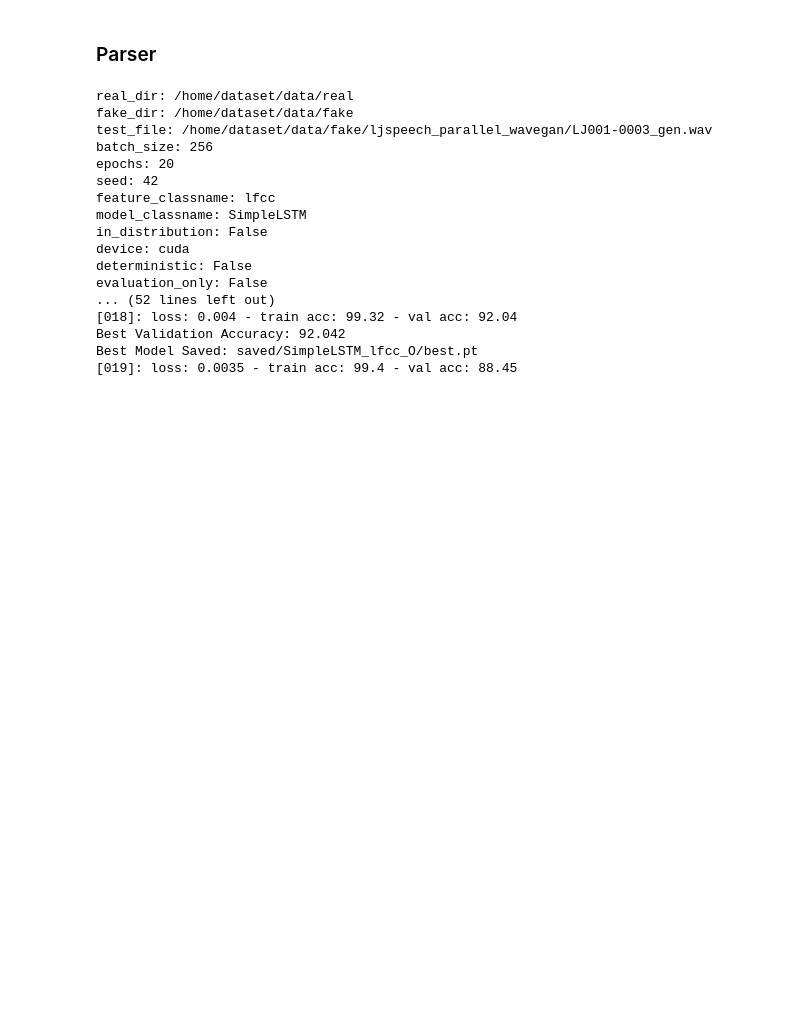
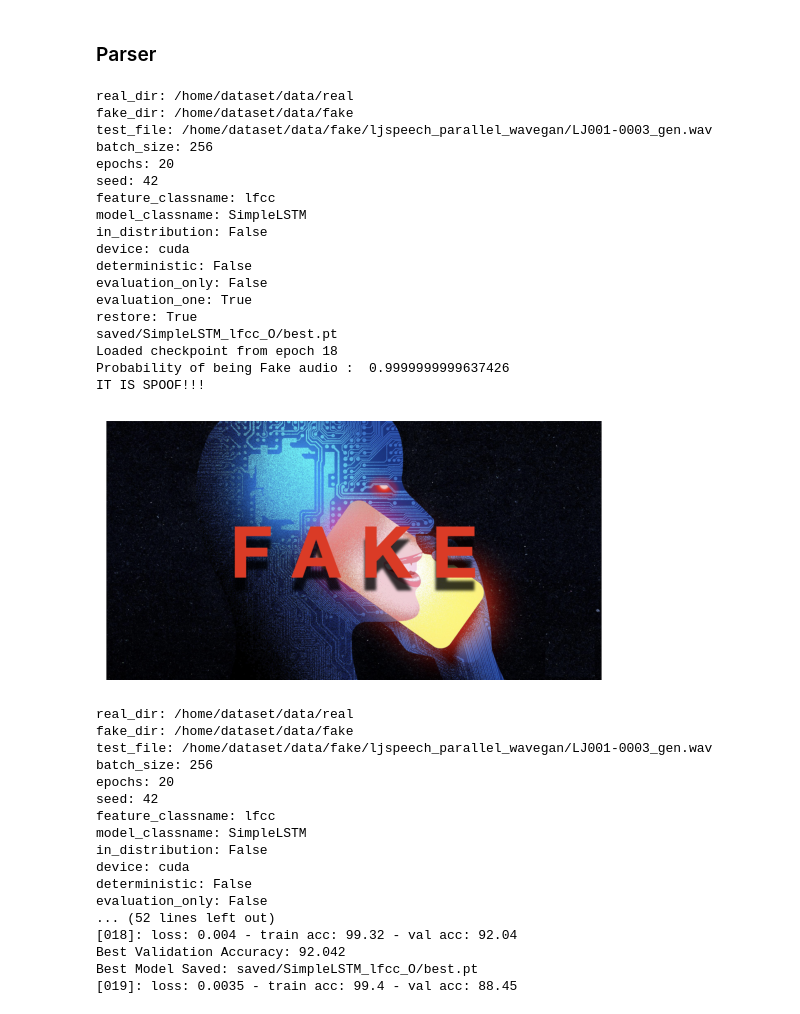
Before and after one commit to Lseonghak/MIE1517-Project, a Jupyter notebook: Antispoof.ipynb, the cells around one changed output. Saved outputs shown, nothing was run; the diff lists cells and outputs as text; code cells hidden in the pictures; blank space fills up the shorter version.

```diff
--- a/Antispoof.ipynb
+++ b/Antispoof.ipynb
@@ -660,9 +655,8 @@ def train(
     checkpoint=None,
 ):
 
-    feature_classname = feature_classname.lower()
 
-    feature_fn = None if feature_classname == "wave" else eval(feature_classname)
+    feature_fn = eval(feature_classname)
     Model = eval(model_classname)
 
     model_kwargs: dict = KWARGS_MAP.get(model_classname).get(feature_classname)
@@ -680,7 +674,6 @@ def train(
         feature_kwargs={},
         test_size=test_size,
         use_double_delta=True,
-        phone_call=False,
         pad=True,
         label=1,
     )
@@ -691,7 +684,6 @@ def train(
         feature_kwargs={},
         test_size=test_size,
         use_double_delta=True,
-        phone_call=False,
         pad=True,
         label=0,
     )
@@ -712,7 +704,6 @@ def train(
                     feature_kwargs={},
                     test_size=0.01,
                     use_double_delta=True,
-                    phone_call=False,
                     pad=True,
                     label=0,
                 )[0],
@@ -910,12 +836,59 @@ class Args:
         self.device = "cuda" if torch.cuda.is_available() else "cpu"
         self.deterministic = False
         self.evaluation_only = False
-        self.evaluation_one = False
-        self.restore = False
+        self.evaluation_one = True
+        self.restore = True
 
     def display(self):
         for attr, value in self.__dict__.items():
             print(f"{attr}: {value}")
+# %%
+args = Args()
+
+args.display()
+exp_setup = "I" if args.in_distribution else "O"
+exp_name = f"{args.model_classname}_{args.feature_classname}_{exp_setup}"
+
+root_save_dir = Path("saved")
+save_dir = root_save_dir / exp_name
+save_dir.mkdir(parents=True, exist_ok=True)
+restore_path = save_dir / "best.pt"
+print(restore_path)
+ckpt = None
+
+if args.restore and restore_path.is_file():
+    ckpt = torch.load(restore_path, map_location=lambda storage, loc: storage)
+
+
+if args.seed is not None:
+    set_seed_all(args.seed)
+
+if args.evaluation_one:
+    eval_one(args.test_file, args.epochs, args.device, args.batch_size, args.feature_classname, args.model_classname, ckpt)
+elif args.evaluation_only:
+    eval_only(args.real_dir, args.fake_dir, args.epochs, args.device, args.batch_size, save_dir, args.feature_classname, args.model_classname, ckpt)
+else:
+    train(args.real_dir, args.fake_dir, args.epochs, args.device, args.batch_size, save_dir, args.feature_classname, args.model_classname, args.in_distribution,ckpt)
+# %% [output]
+real_dir: /home/dataset/data/real
+fake_dir: /home/dataset/data/fake
+test_file: /home/dataset/data/fake/ljspeech_parallel_wavegan/LJ001-0003_gen.wav
+batch_size: 256
+epochs: 20
+seed: 42
+feature_classname: lfcc
+model_classname: SimpleLSTM
+in_distribution: False
+device: cuda
+deterministic: False
+evaluation_only: False
+evaluation_one: True
+restore: True
+saved/SimpleLSTM_lfcc_O/best.pt
+Loaded checkpoint from epoch 18
+Probability of being Fake audio :  0.9999999999637426
+IT IS SPOOF!!!
+[figure, added]
 # %%
 args = Args()
 
```
Also changed, not shown: parts of 5 cells of this notebook, 3 other files.
